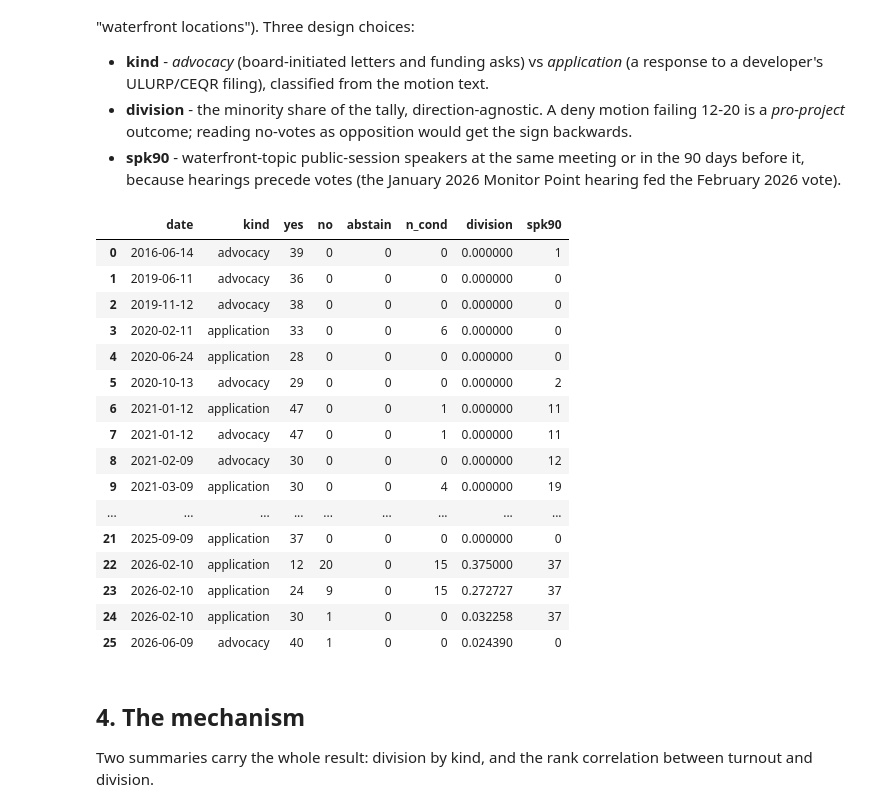
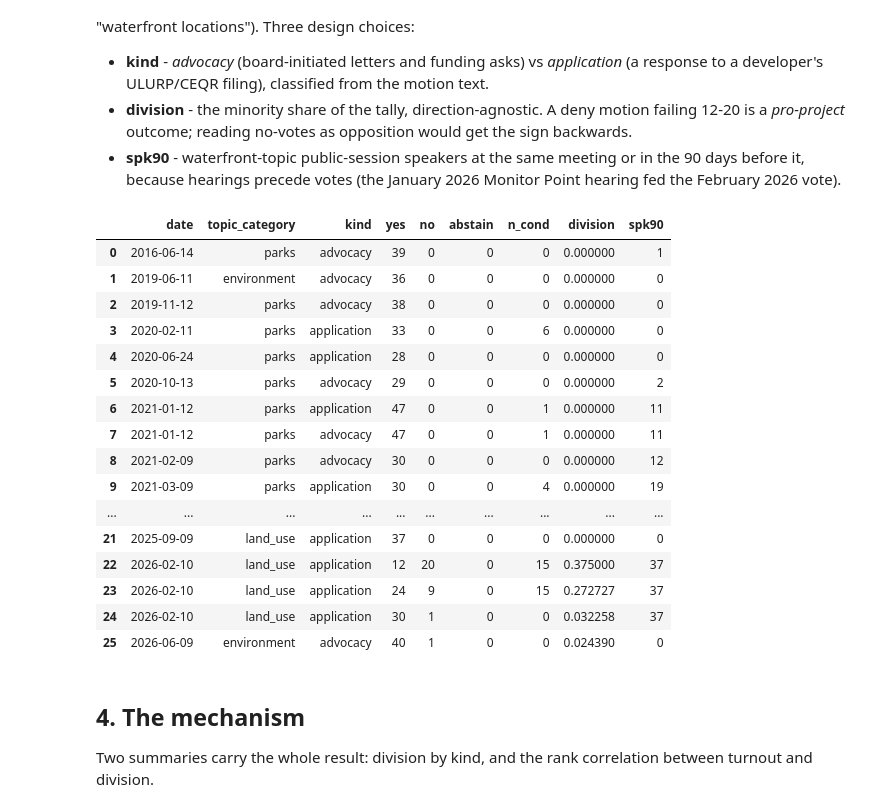
Before and after one commit to blowenstein0/cb1_data_analysis, a Jupyter notebook: analysis/does_showing_up_work.ipynb, the cells around one changed output. Cells and saved outputs as stored; diff of their text form; code cells hidden in the pictures.

```diff
--- a/analysis/does_showing_up_work.ipynb
+++ b/analysis/does_showing_up_work.ipynb
@@ -187,51 +187,51 @@ locations"). Three design choices:
 # %%
 WF = ("(bushwick inlet|monitor point|river ring|quay|65 commercial|56 quay|"
       "40 quay|waterfront|esplanade|demapp|marsha p|inlet park|fbip|open space)")
 
 wfv = q(f"""
-    SELECT v.meeting_id, m.date, v.motion_text, v.yes, v.no, v.abstain,
-           v.outcome, len(v.conditions) AS n_cond
+    SELECT v.meeting_id, m.date, v.motion_text, v.topic_category,
+           v.yes, v.no, v.abstain, v.outcome, len(v.conditions) AS n_cond
     FROM votes v JOIN meetings m USING (meeting_id)
     WHERE v.topic_category IN ('land_use','parks','environment')
       AND regexp_matches(lower(v.motion_text), '{WF}')
       AND NOT regexp_matches(lower(v.motion_text), 'link5g')
       AND v.yes + v.no > 0
     ORDER BY date
 """)
 tot = wfv.yes + wfv.no + wfv.abstain
 wfv["division"] = (tot - wfv[["yes", "no"]].max(axis=1)) / tot
 APP = re.compile(r"application|ulurp|ceqr|proposal|scoping|design|demapp", re.I)
 wfv["kind"] = wfv.motion_text.map(
     lambda t: "application" if APP.search(t) else "advocacy")
 wfv["date"] = pd.to_datetime(wfv.date)
 
 wfs = q(f"""
     SELECT m.date, s.position FROM speakers s JOIN meetings m USING (meeting_id)
     WHERE regexp_matches(lower(s.topic), '{WF}')
 """)
 wfs["date"] = pd.to_datetime(wfs.date)
 wfv["spk90"] = wfv.date.map(
     lambda d: ((d - wfs.date).dt.days.between(0, 90)).sum())
 
-wfv[["date", "kind", "yes", "no", "abstain", "n_cond", "division", "spk90"]]
+wfv[["date", "topic_category", "kind", "yes", "no", "abstain", "n_cond", "division", "spk90"]]
 # %% [output]
-|  | date | kind | yes | no | abstain | n_cond | division | spk90 |
-| 0 | 2016-06-14 | advocacy | 39 | 0 | 0 | 0 | 0.000000 | 1 |
-| 1 | 2019-06-11 | advocacy | 36 | 0 | 0 | 0 | 0.000000 | 0 |
-| 2 | 2019-11-12 | advocacy | 38 | 0 | 0 | 0 | 0.000000 | 0 |
-| 3 | 2020-02-11 | application | 33 | 0 | 0 | 6 | 0.000000 | 0 |
-| 4 | 2020-06-24 | application | 28 | 0 | 0 | 0 | 0.000000 | 0 |
-| 5 | 2020-10-13 | advocacy | 29 | 0 | 0 | 0 | 0.000000 | 2 |
-| 6 | 2021-01-12 | application | 47 | 0 | 0 | 1 | 0.000000 | 11 |
-| 7 | 2021-01-12 | advocacy | 47 | 0 | 0 | 1 | 0.000000 | 11 |
-| 8 | 2021-02-09 | advocacy | 30 | 0 | 0 | 0 | 0.000000 | 12 |
-| 9 | 2021-03-09 | application | 30 | 0 | 0 | 4 | 0.000000 | 19 |
-| ... | ... | ... | ... | ... | ... | ... | ... | ... |
-| 21 | 2025-09-09 | application | 37 | 0 | 0 | 0 | 0.000000 | 0 |
-| 22 | 2026-02-10 | application | 12 | 20 | 0 | 15 | 0.375000 | 37 |
-| 23 | 2026-02-10 | application | 24 | 9 | 0 | 15 | 0.272727 | 37 |
-| 24 | 2026-02-10 | application | 30 | 1 | 0 | 0 | 0.032258 | 37 |
-| 25 | 2026-06-09 | advocacy | 40 | 1 | 0 | 0 | 0.024390 | 0 |
+|  | date | topic_category | kind | yes | no | abstain | n_cond | division | spk90 |
+| 0 | 2016-06-14 | parks | advocacy | 39 | 0 | 0 | 0 | 0.000000 | 1 |
+| 1 | 2019-06-11 | environment | advocacy | 36 | 0 | 0 | 0 | 0.000000 | 0 |
+| 2 | 2019-11-12 | parks | advocacy | 38 | 0 | 0 | 0 | 0.000000 | 0 |
+| 3 | 2020-02-11 | parks | application | 33 | 0 | 0 | 6 | 0.000000 | 0 |
+| 4 | 2020-06-24 | parks | application | 28 | 0 | 0 | 0 | 0.000000 | 0 |
+| 5 | 2020-10-13 | parks | advocacy | 29 | 0 | 0 | 0 | 0.000000 | 2 |
+| 6 | 2021-01-12 | parks | application | 47 | 0 | 0 | 1 | 0.000000 | 11 |
+| 7 | 2021-01-12 | parks | advocacy | 47 | 0 | 0 | 1 | 0.000000 | 11 |
+| 8 | 2021-02-09 | parks | advocacy | 30 | 0 | 0 | 0 | 0.000000 | 12 |
+| 9 | 2021-03-09 | parks | application | 30 | 0 | 0 | 4 | 0.000000 | 19 |
+| ... | ... | ... | ... | ... | ... | ... | ... | ... | ... |
+| 21 | 2025-09-09 | land_use | application | 37 | 0 | 0 | 0 | 0.000000 | 0 |
+| 22 | 2026-02-10 | land_use | application | 12 | 20 | 0 | 15 | 0.375000 | 37 |
+| 23 | 2026-02-10 | land_use | application | 24 | 9 | 0 | 15 | 0.272727 | 37 |
+| 24 | 2026-02-10 | land_use | application | 30 | 1 | 0 | 0 | 0.032258 | 37 |
+| 25 | 2026-06-09 | environment | advocacy | 40 | 1 | 0 | 0 | 0.024390 | 0 |
 # %% [markdown]
 ## 4. The mechanism
 
```
Also changed, not shown: parts of 2 cells of this notebook.
